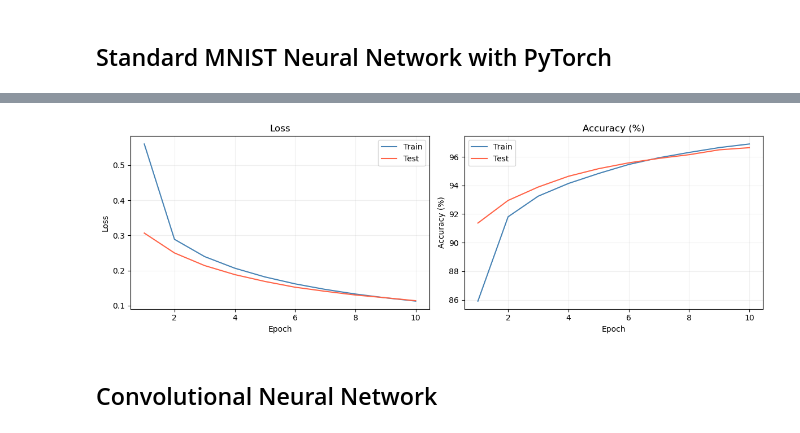
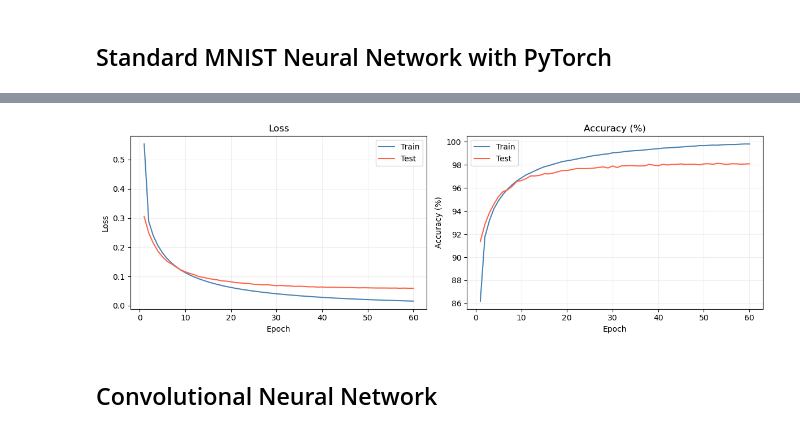
Before and after one commit to TshidisoMKG/NN_In_NumPy, a Jupyter notebook: modular_class.ipynb, the cells around one changed output, grey strips where cells are left out. Drawn from its saved outputs; the diff is of its cells as text; code cells hidden in the pictures.

```diff
--- a/modular_class.ipynb
+++ b/modular_class.ipynb
@@ -98,7 +98,7 @@ test_accuracies = []
 model = SimpleNet()
 criterion = nn.CrossEntropyLoss()
 optimizer = torch.optim.SGD(model.parameters(), lr=0.01)
-epochs = 10
+epochs = 60
 
 for epoch in range(epochs):
 
@@ -176,4 +183,4 @@ Epoch 10/10 — Train Loss: 0.113, Train Acc: 96.90% | Test Loss: 0.114, Test Ac
-[figure, old version]
+[figure, new version]
 # %%
 # # Forward pass -> Loss -> Backward -> Update weights
 
```
Also changed, not shown: parts of 3 cells of this notebook, 1 other file.
